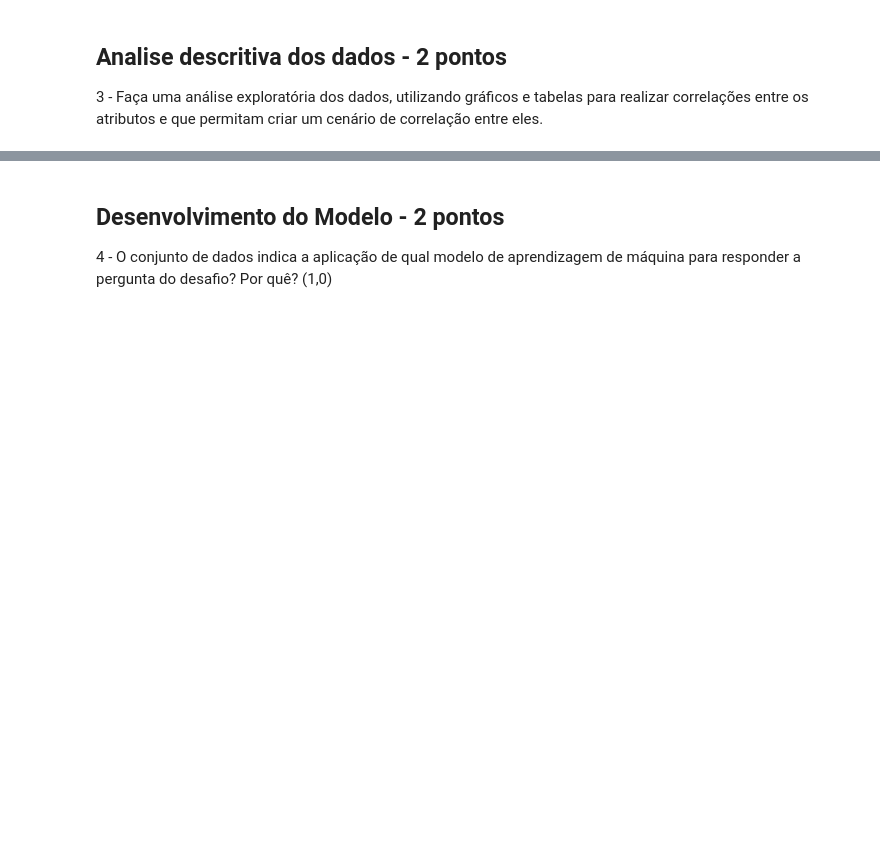
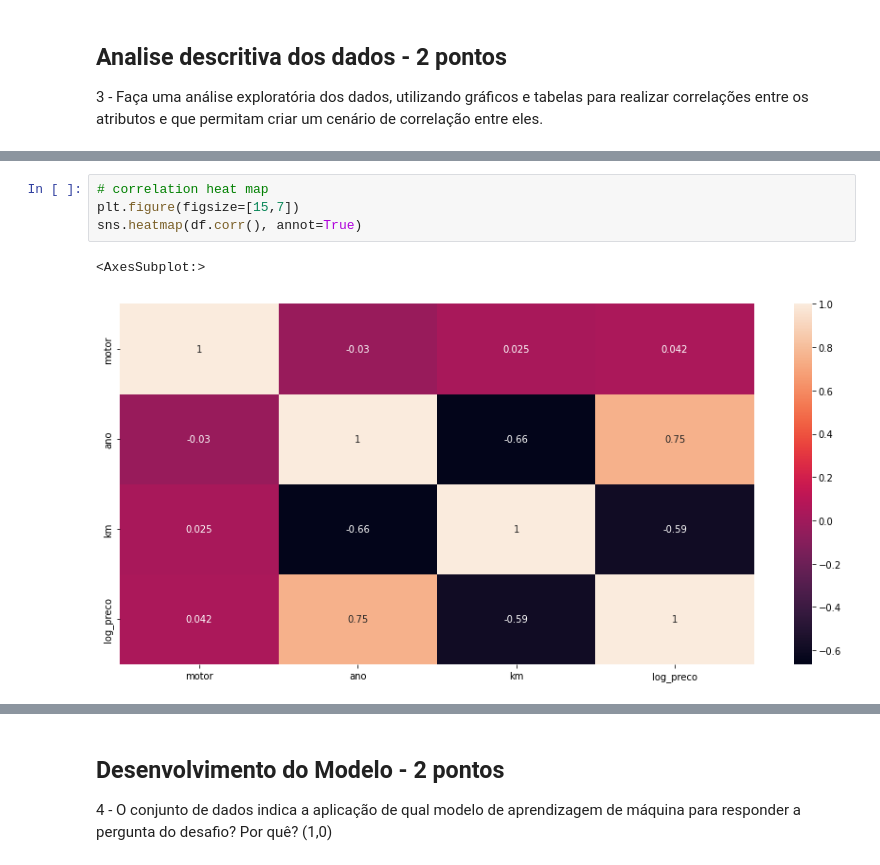
Before and after one commit to toyusan/aula-fiap-disruptive-archs, a Jupyter notebook: Checkpoint 01/Checkpoint 01 - Resposta.ipynb, the cells around one changed output, grey strips where cells are left out. Drawn from its saved outputs; the diff is of its cells as text; blank space fills up the shorter version.

```diff
--- a/Checkpoint 01/Checkpoint 01 - Resposta.ipynb
+++ b/Checkpoint 01/Checkpoint 01 - Resposta.ipynb
@@ -220,0 +254,7 @@ carros_vendidos.plot.scatter('km_por_ano', 'preco')
+# %%
+# correlation heat map
+plt.figure(figsize=[15,7])
+sns.heatmap(df.corr(), annot=True)
+# %% [output]
+<AxesSubplot:>
+[figure, added]
```
Also changed, not shown: parts of 55 cells of this notebook, 2 other files.
